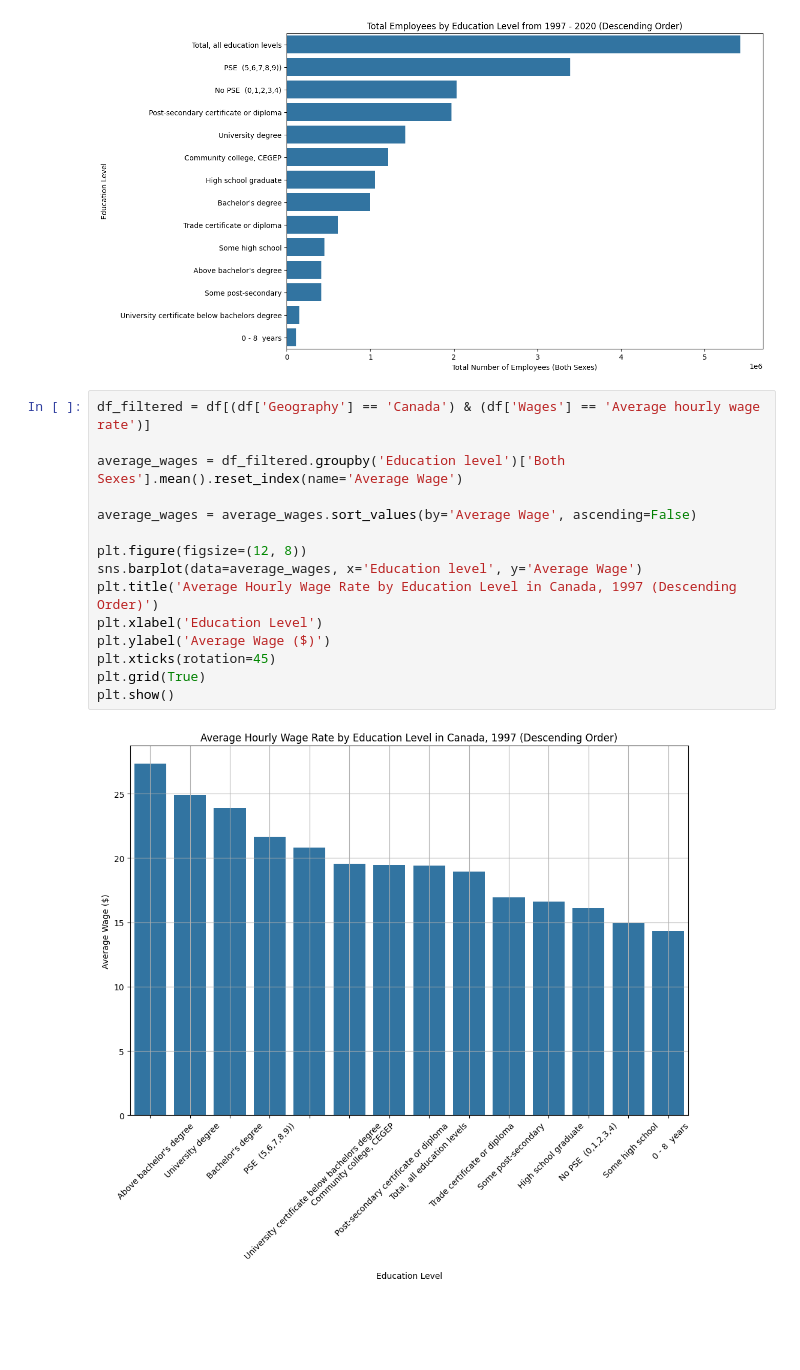
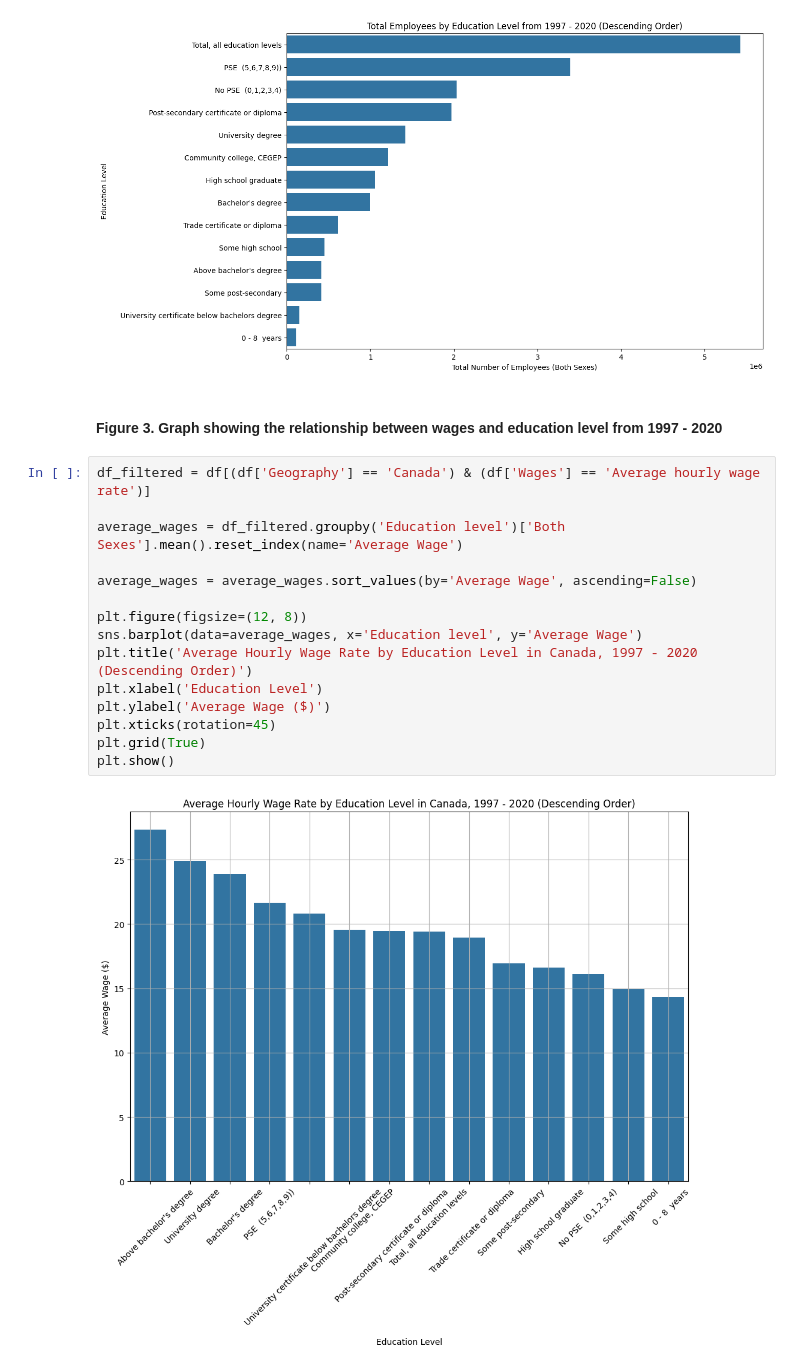
Before and after one commit to aidantrabs/dataviz, a Jupyter notebook: src/EDA.ipynb, the cells around one changed output. Cells and saved outputs as stored; diff of their text form; blank space fills up the shorter version.

Commit message:
Update titles

```diff
--- a/src/EDA.ipynb
+++ b/src/EDA.ipynb
@@ -220,20 +220,22 @@ plt.ylabel('Education Level')
 plt.show()
 # %% [output]
 [figure]
+# %% [markdown]
+#### Figure 3. Graph showing the relationship between wages and education level from 1997 - 2020
 # %%
 df_filtered = df[(df['Geography'] == 'Canada') & (df['Wages'] == 'Average hourly wage rate')]
 
 average_wages = df_filtered.groupby('Education level')['Both Sexes'].mean().reset_index(name='Average Wage')
 
 average_wages = average_wages.sort_values(by='Average Wage', ascending=False)
 
 plt.figure(figsize=(12, 8))
 sns.barplot(data=average_wages, x='Education level', y='Average Wage')
-plt.title('Average Hourly Wage Rate by Education Level in Canada, 1997 (Descending Order)')
+plt.title('Average Hourly Wage Rate by Education Level in Canada, 1997 - 2020 (Descending Order)')
 plt.xlabel('Education Level')
 plt.ylabel('Average Wage ($)')
 plt.xticks(rotation=45)
 plt.grid(True)
 plt.show()
 # %% [output]
-[figure, old version]
+[figure, new version]
```
Also changed, not shown: parts of 2 cells of this notebook.
